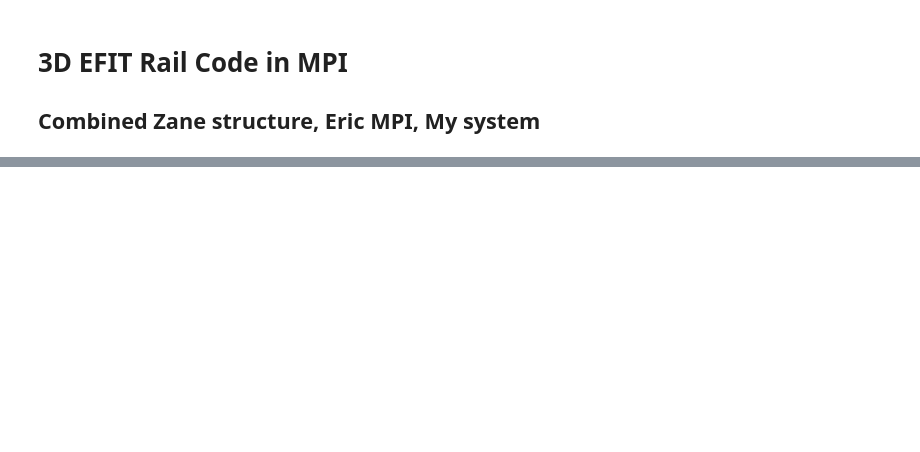
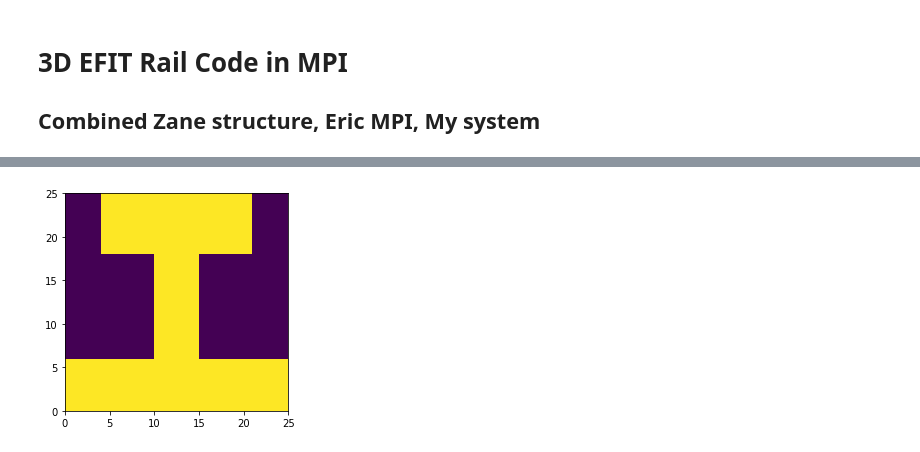
Before and after one commit to danchendrickson/3D_EFIT, a Jupyter notebook: EFIT_MPI_Rail.ipynb, the cells around one changed output, grey strips where cells are left out. Drawn from its saved outputs; the diff is of its cells as text; code cells hidden in the pictures; blank space fills up the shorter version.

```diff
--- a/EFIT_MPI_Rail.ipynb
+++ b/EFIT_MPI_Rail.ipynb
@@ -550,16 +4,0 @@ array([[0., 0., 0., ..., 0., 0., 0.],
-# %%
-x=np.linspace(0,length1,gl1)
-y=np.linspace(0,width1,gw1)
-z=np.linspace(0,height1,gh1)
-
-X, Y, Z = np.meshgrid(x, y, z)
-
-U=matPropsglob[0,:,:,:]
-
-if (myid == 0) :
-    fig=plt.figure()
-    ax=plt.axes(projection='3d')
-    ax.scatter3D(X,Y,Z,c=U, alpha=0.02, marker='.', cmap='cool')
-    #plt.savefig('matprops.png')
-    plt.show()
-    plt.close(fig)
@@ -629,0 +1340,8 @@ vzSignal=np.zeros(Tsteps)
+# %%
+
+matPropsglob = setSimSpaceBCs(matPropsglob)
+
+if RailShape:
+    matPropsglob = setAirCut(matPropsglob)
+    matPropsglob = setRailBCs(matPropsglob)
+    matPropsglob = addTies(matPropsglob,2)
@@ -629,0 +1471,6 @@ vzSignal=np.zeros(Tsteps)
+# %%
+fig = plt.figure(figsize=(4,4))
+plt.pcolormesh(matProps0[0,:,:].T)
+plt.show()
+# %% [output]
+[figure, added]
```
Also changed, not shown: parts of 42 cells of this notebook, 5 other files.
